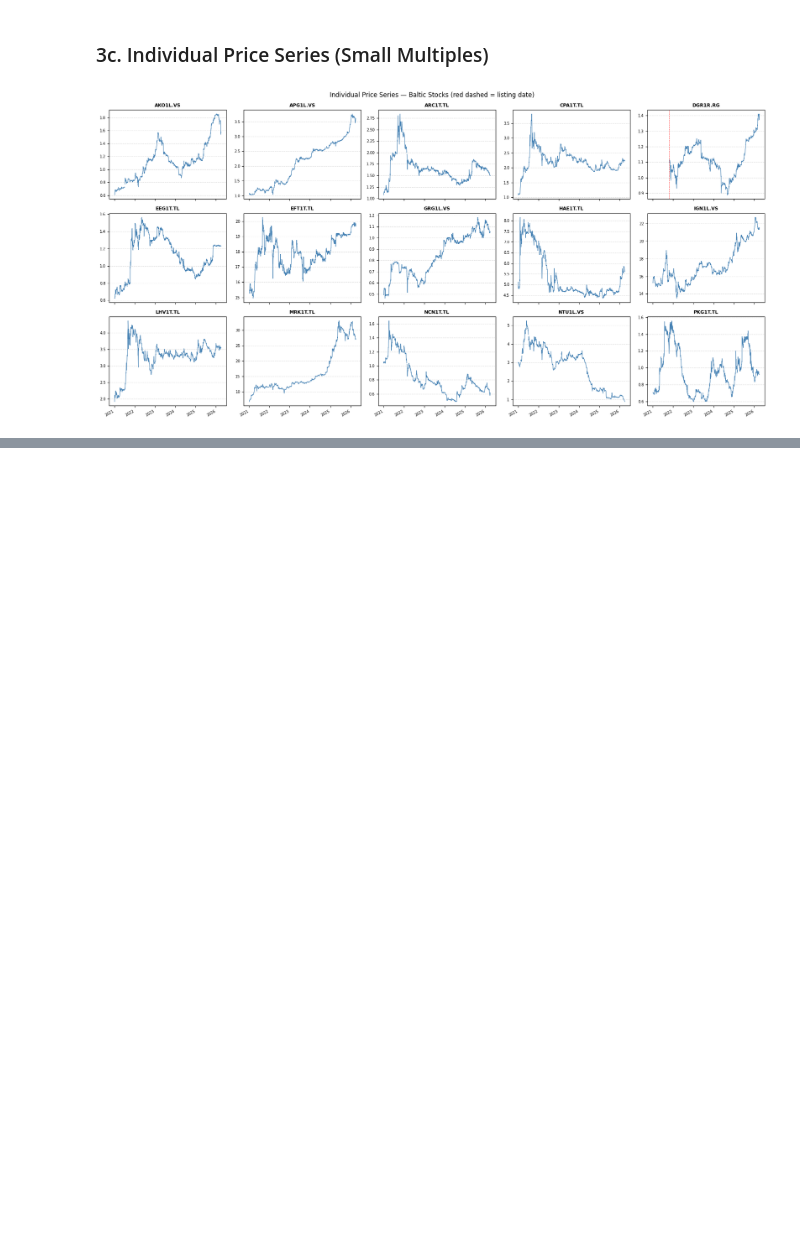
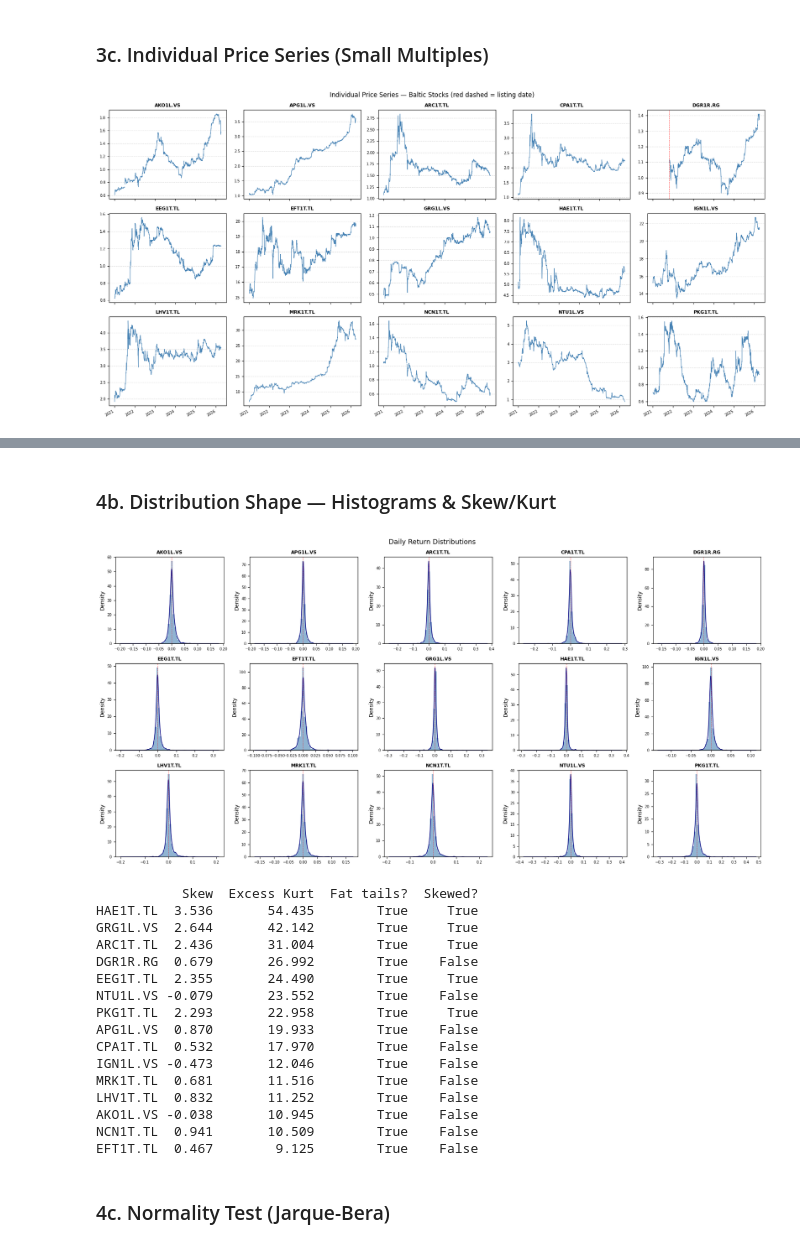
Before and after one commit to Sp0ozy/baltic-factor-model, a Jupyter notebook: notebooks/01_eda.ipynb, the cells around one changed output, grey strips where cells are left out. Cells and saved outputs as stored; diff of their text form; code cells hidden in the pictures; blank space fills up the shorter version.

```diff
--- a/notebooks/01_eda.ipynb
+++ b/notebooks/01_eda.ipynb
@@ -292,0 +327,47 @@ plt.show()
+# %% [markdown]
+### 4b. Distribution Shape — Histograms & Skew/Kurt
+# %%
+fig, axes = plt.subplots(3, 5, figsize=(18, 9))
+axes = axes.flatten()
+
+for i, ticker in enumerate(daily_returns.columns):
+    ax = axes[i]
+    data = daily_returns[ticker].dropna()
+    ax.hist(data, bins=30, density=True, color="steelblue", alpha=0.6)
+    data.plot.kde(ax=ax, color="navy", linewidth=1.2)
+    ax.set_title(ticker, fontsize=9, fontweight="bold")
+    ax.set_xlabel("")
+    ax.tick_params(labelsize=7)
+    ax.axvline(0, color="red", linewidth=0.7, linestyle="--", alpha=0.6)
+
+fig.suptitle("Daily Return Distributions", fontsize=13)
+plt.tight_layout()
+plt.show()
+
+skew = daily_returns.skew().round(3)
+kurt = daily_returns.kurt().round(3)  # excess kurtosis (normal = 0)
+
+shape_stats = pd.DataFrame({"Skew": skew, "Excess Kurt": kurt})
+shape_stats["Fat tails?"] = shape_stats["Excess Kurt"] > 3
+shape_stats["Skewed?"] = shape_stats["Skew"].abs() > 1
+print(shape_stats.sort_values("Excess Kurt", ascending=False))
+# %% [output]
+[figure, added]
+           Skew  Excess Kurt  Fat tails?  Skewed?
+HAE1T.TL  3.536       54.435        True     True
+GRG1L.VS  2.644       42.142        True     True
+ARC1T.TL  2.436       31.004        True     True
+DGR1R.RG  0.679       26.992        True    False
+EEG1T.TL  2.355       24.490        True     True
+NTU1L.VS -0.079       23.552        True    False
+PKG1T.TL  2.293       22.958        True     True
+APG1L.VS  0.870       19.933        True    False
+CPA1T.TL  0.532       17.970        True    False
+IGN1L.VS -0.473       12.046        True    False
+MRK1T.TL  0.681       11.516        True    False
+LHV1T.TL  0.832       11.252        True    False
+AKO1L.VS -0.038       10.945        True    False
+NCN1T.TL  0.941       10.509        True    False
+EFT1T.TL  0.467        9.125        True    False
+# %% [markdown]
+### 4c. Normality Test (Jarque-Bera)
```
Also changed, not shown: parts of 19 cells of this notebook.
